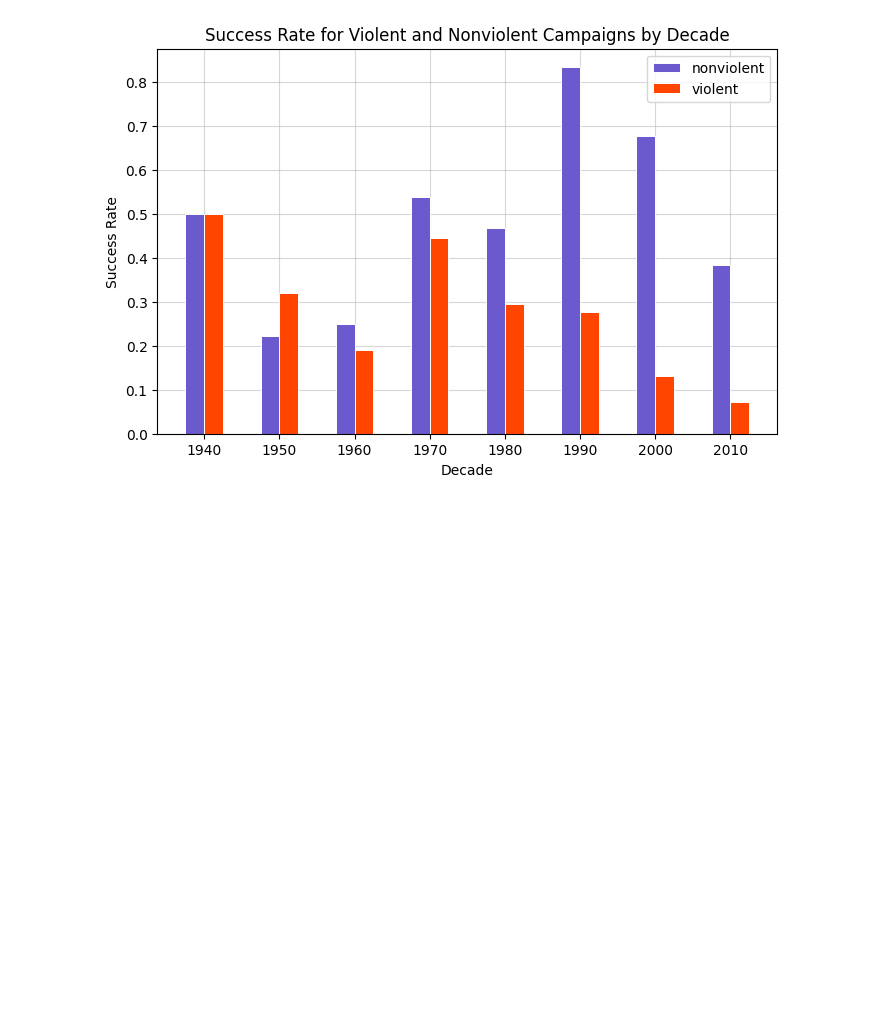
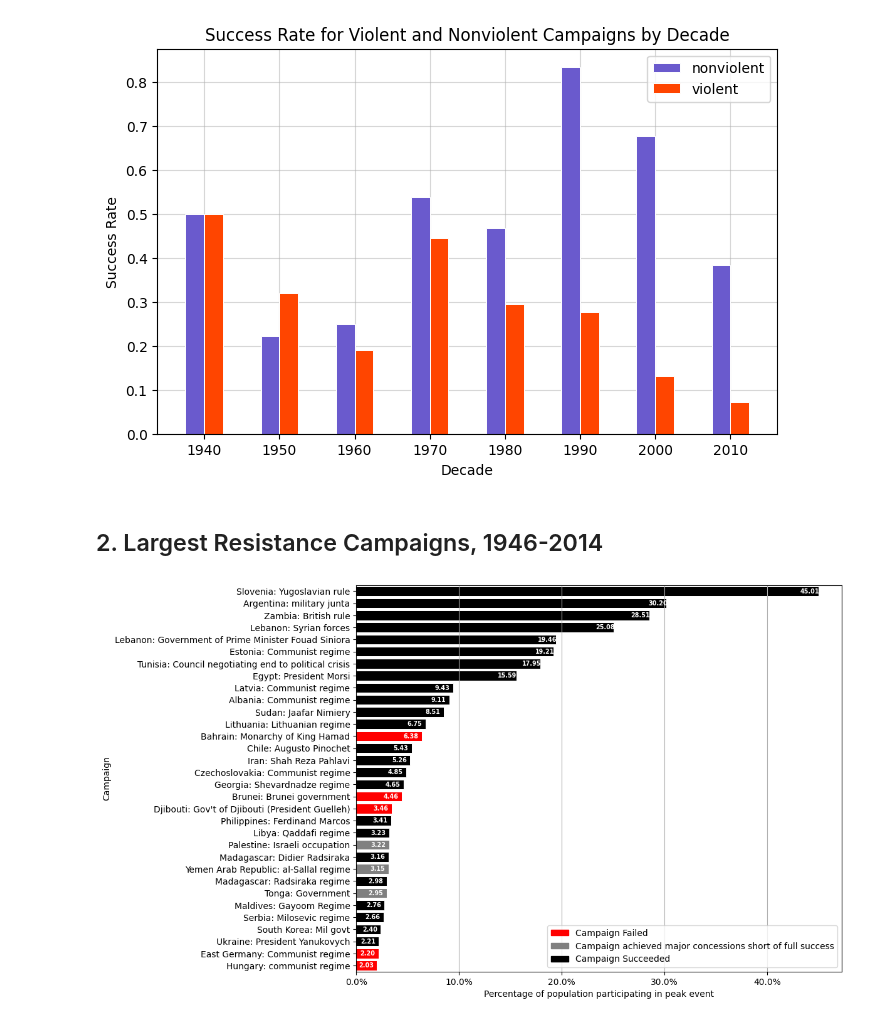
Before and after one commit to nickkatsios/civil-resistance-analysis, a Jupyter notebook: civil_resistance_analysis/analysis.ipynb, the cells around one changed output. Cells and saved outputs as stored; diff of their text form; code cells hidden in the pictures; blank space fills up the shorter version.

Commit message:
Add graph no2

```diff
--- a/civil_resistance_analysis/analysis.ipynb
+++ b/civil_resistance_analysis/analysis.ipynb
@@ -143,3 +132,55 @@ plt.grid(True, alpha=0.5)
 plt.show()
 # %% [output]
 [figure]
+# %% [markdown]
+## 2. Largest Resistance Campaigns, 1946-2014
+# %%
+# Filter resistance campaigns with participation at least 2.0% and from 1946-2014
+resistance_campaigns = campaigns[(campaigns['PERCENTAGEPOPULARPARTICIPATION'] >= 0.02) & (campaigns['EYEAR'] >= 1946) & (campaigns['EYEAR'] <= 2014)]
+
+# Sort values based on the participation percentage in descending order
+resistance_campaigns_sorted = resistance_campaigns.sort_values(by='PERCENTAGEPOPULARPARTICIPATION', ascending=True)
+
+colors = []
+for limited, failed, success in zip(resistance_campaigns_sorted['LIMITED'], resistance_campaigns_sorted['FAILURE'], resistance_campaigns_sorted['SUCCESS']):
+    if limited == 1:
+        colors.append('grey')  # Campaign had limited success
+    elif failed == 1:
+        colors.append('red')  # Campaign failed
+    elif success == 1:
+        colors.append('black')  # Campaign succeeded
+    else:
+        colors.append('white')  # Default color for unknown status (change as needed)
+
+# Create a horizontal bar plot with modified colors and titles
+# a little more space betwwen bars
+plt.figure(figsize=(10, 8))
+bars = plt.barh(resistance_campaigns_sorted['LOCATION'] + ': ' + resistance_campaigns_sorted['TARGET'],
+                resistance_campaigns_sorted['PERCENTAGEPOPULARPARTICIPATION'],
+                color=colors, edgecolor='white', linewidth=0.7)
+
+# labels and grid
+plt.xlabel('Percentage of population participating in peak event')
+plt.ylabel('Campaign')
+plt.grid(axis='x')
+
+# Show legend based on success status
+plt.legend(handles=[plt.Rectangle((0, 0), 1, 1, color='red', label='Campaign Failed'),
+                    plt.Rectangle((0, 0), 1, 1, color='grey', label='Campaign achieved major concessions short of full success'),
+                    plt.Rectangle((0, 0), 1, 1, color='black', label='Campaign Succeeded')],
+           loc='best')
+
+# remove extra whitespace on upper and lower ends of plot
+plt.ylim(-0.5, len(resistance_campaigns_sorted)-0.5)
+
+# Add text labels and adjust their alignment
+for i, bar in enumerate(bars):
+    plt.text(bar.get_width() - 0.018, bar.get_y() + bar.get_height()/2, f'{resistance_campaigns_sorted.iloc[i]["PERCENTAGEPOPULARPARTICIPATION"] * 100:.2f}', ha='left',
+             va='center', color='white', fontsize='x-small' , fontweight='bold')
+
+plt.gca().xaxis.set_major_formatter(ticker.PercentFormatter(xmax=1.0))
+
+
+plt.show()
+# %% [output]
+[figure, added]
```
Also changed, not shown: parts of 4 cells of this notebook, 1 other file.
